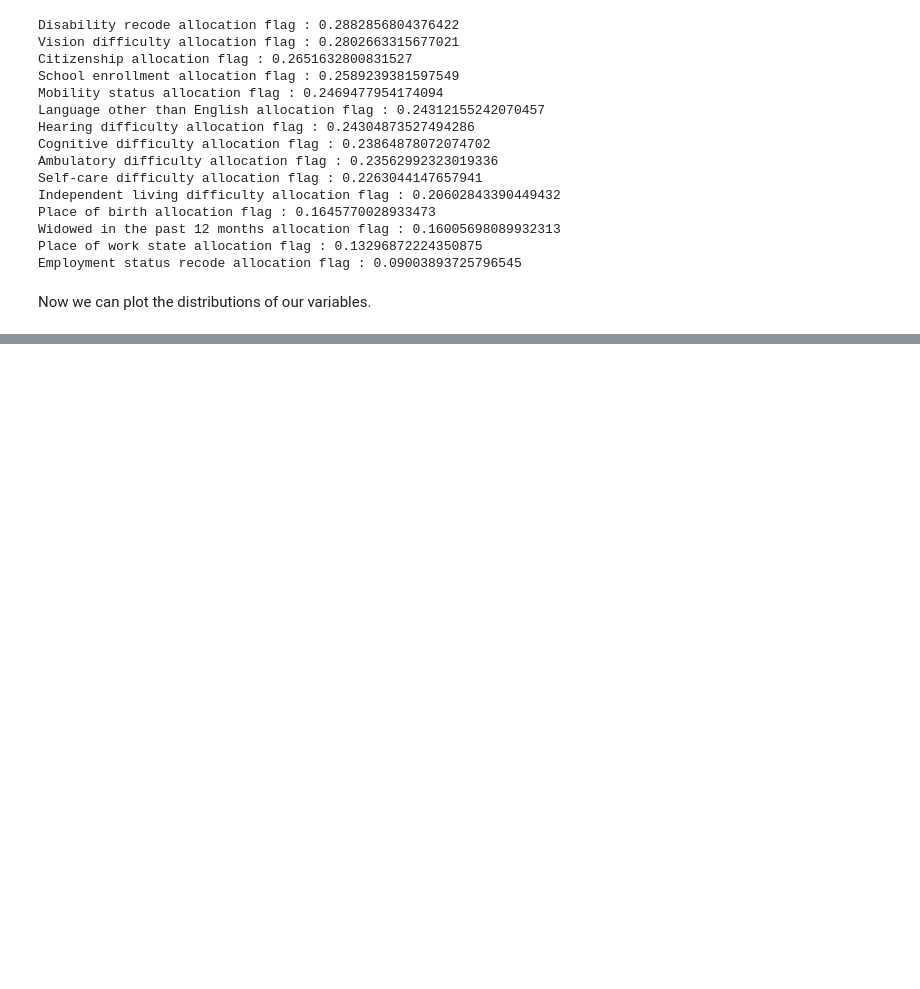
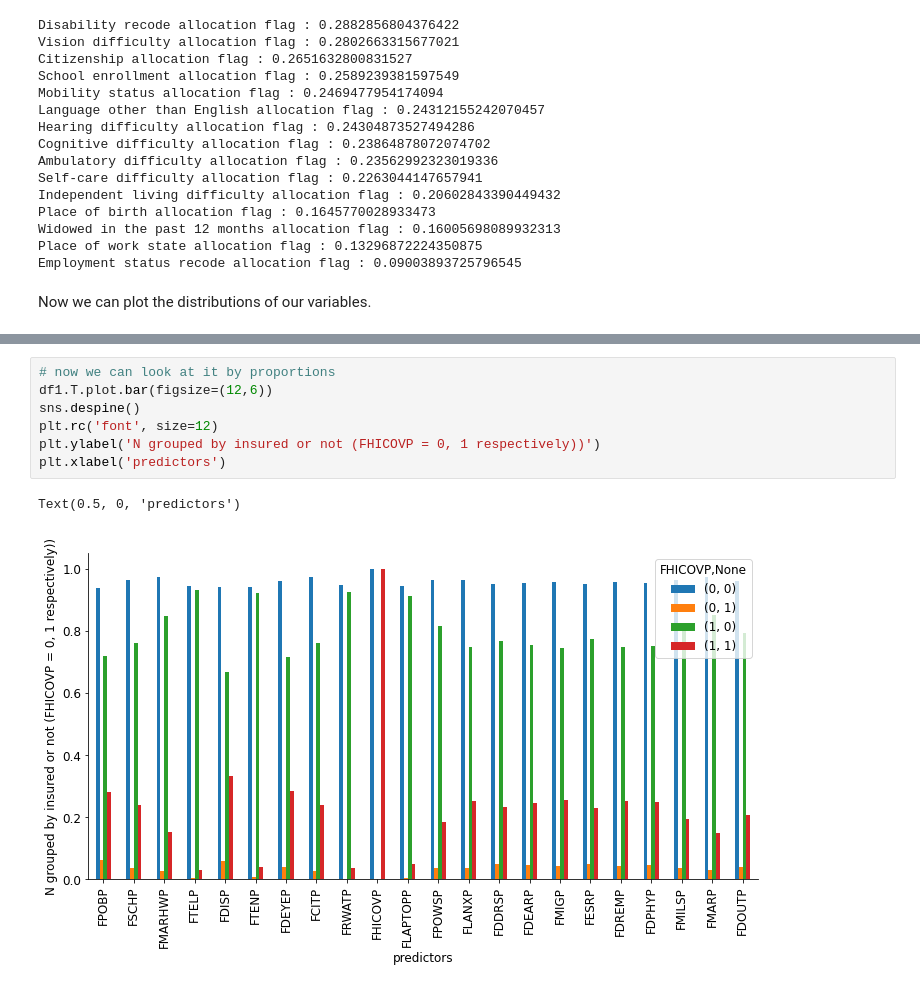
Before and after one commit to kadougherty/census_healthinsurance, a Jupyter notebook: census_healthinsurance_eda.ipynb, the cells around one changed output, grey strips where cells are left out. Cells and saved outputs as stored; diff of their text form; blank space fills up the shorter version.

```diff
--- a/census_healthinsurance_eda.ipynb
+++ b/census_healthinsurance_eda.ipynb
@@ -506,0 +513,10 @@ Now we can plot the relationships between our target and our remaining variables
+# %%
+# now we can look at it by proportions
+df1.T.plot.bar(figsize=(12,6))
+sns.despine()
+plt.rc('font', size=12)
+plt.ylabel('N grouped by insured or not (FHICOVP = 0, 1 respectively))')
+plt.xlabel('predictors')
+# %% [output]
+Text(0.5, 0, 'predictors')
+[figure, added]
```
Also changed, not shown: parts of 9 cells of this notebook, 1 other file.
